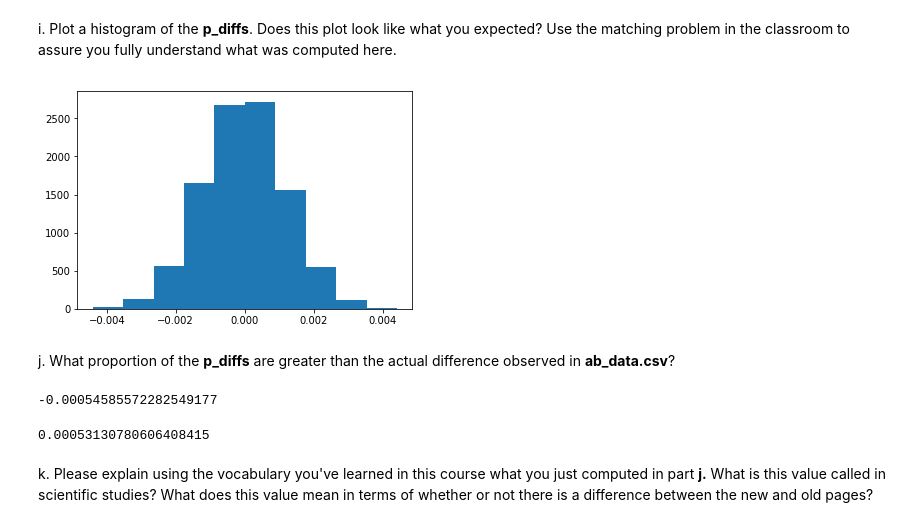
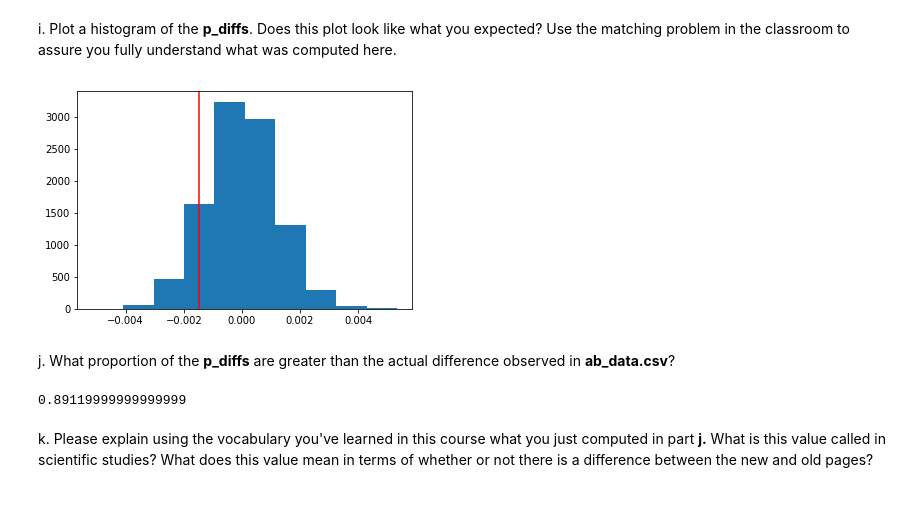
Before and after one commit to nemuochi/analyze_ab_test, a Jupyter notebook: Analyze_ab_test_results_notebook.ipynb, the cells around one changed output. Cells and saved outputs as stored; diff of their text form; code cells hidden in the pictures.

```diff
--- a/Analyze_ab_test_results_notebook.ipynb
+++ b/Analyze_ab_test_results_notebook.ipynb
@@ -283,11 +293,21 @@ new_page_converted.mean()-old_page_converted.mean()
 # %% [markdown]
 h. Create 10,000 $p_{new}$ - $p_{old}$ values using the same simulation process you used in parts (a) through (g) above. Store all 10,000 values in a NumPy array called **p_diffs**.
 # %%
+# THiS CODE LED TO WRONG ANSWER:
+# p_diffs = []
+# for _ in range(10000):
+#     new_page_converted = np.random.binomial(1, p_new, n_new)
+#     old_page_converted = np.random.binomial(1, p_old, n_old)
+#     obs_diff = new_page_converted.mean() - old_page_converted.mean()
+#     p_diffs.append(obs_diff)
+# p_diffs = np.array(p_diffs)
+
+# new code:
 p_diffs = []
 for _ in range(10000):
-    new_page_converted = np.random.binomial(1,p_new, n_new)
-    old_page_converted = np.random.binomial(1,p_old, n_old)
-    diff = new_page_converted.mean()-old_page_converted.mean()
-    p_diffs.append(diff)
+    new_page_converted = np.random.choice([0, 1], size=n_new, p=[1-p_new, p_new])
+    old_page_converted = np.random.choice([0, 1], size=n_old, p=[1-p_old, p_old])
+    p_diffs.append(new_page_converted.mean() - old_page_converted.mean())
+p_diffs = np.array(p_diffs)
 # %% [markdown]
 i. Plot a histogram of the **p_diffs**.  Does this plot look like what you expected?  Use the matching problem in the classroom to assure you fully understand what was computed here.
@@ -296,20 +314,17 @@ p_diffs=np.array(p_diffs)
 # %%
 plt.hist(p_diffs);
+plt.axvline(obs_diff, color='r');
 # %% [output]
-[figure, old version]
+[figure, new version]
 # %% [markdown]
 j. What proportion of the **p_diffs** are greater than the actual difference observed in **ab_data.csv**?
-# %%
-new_page_converted = np.random.choice([1,0],n_new, p=(p_new,1-p_new), replace=True)
-old_page_converted = np.random.choice([1,0],n_old, p=(p_old,1-p_old), replace=True)
-obs_diff = new_page_converted.mean() - old_page_converted.mean()
-obs_diff
-# %% [output]
--0.00054585572282549177
-# %%
-p_diffs.mean() - obs_diff.mean()
-# %% [output]
-0.00053130780606408415
+# %%
+# The Observation of conversion differences beween the treatment and control group
+obs_diff = (df.query('group == "treatment"')['converted']).mean() - (df.query('group == "control"')['converted']).mean()
+# p-value is :
+(p_diffs > obs_diff).mean()
+# %% [output]
+0.89119999999999999
 # %% [markdown]
 k. Please explain using the vocabulary you've learned in this course what you just computed in part **j.**  What is this value called in scientific studies?  What does this value mean in terms of whether or not there is a difference between the new and old pages?
 # %% [markdown]
```
Also changed, not shown: parts of 48 cells of this notebook.
